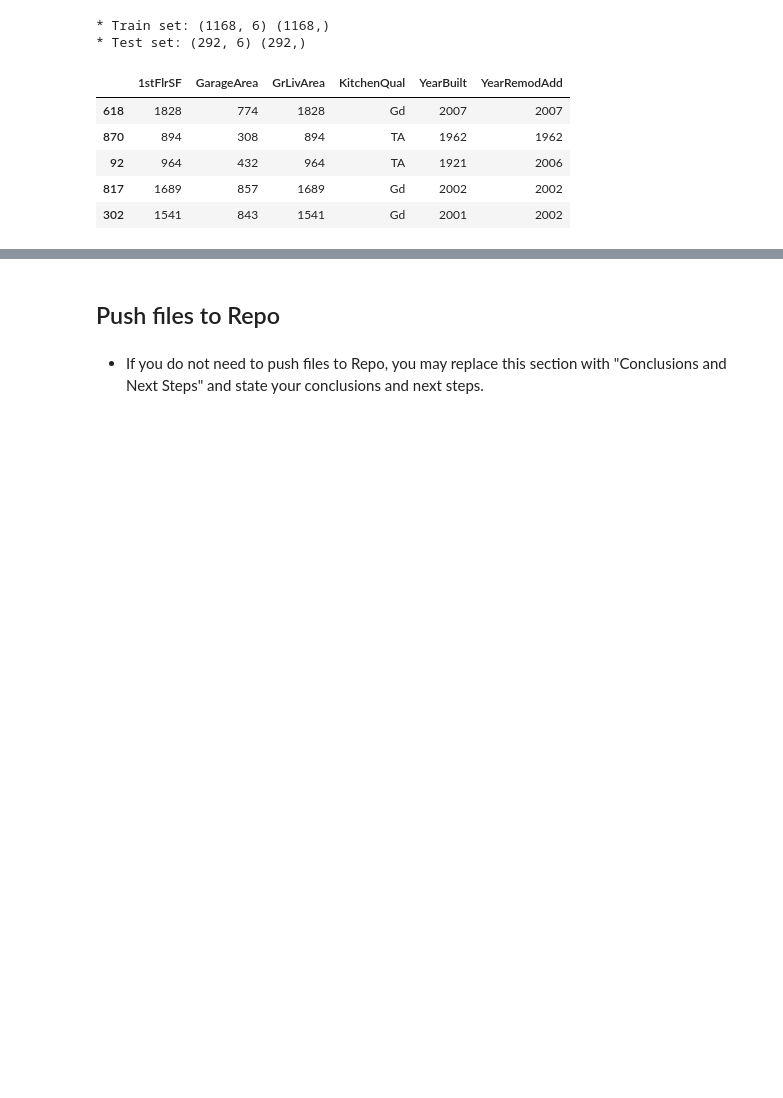
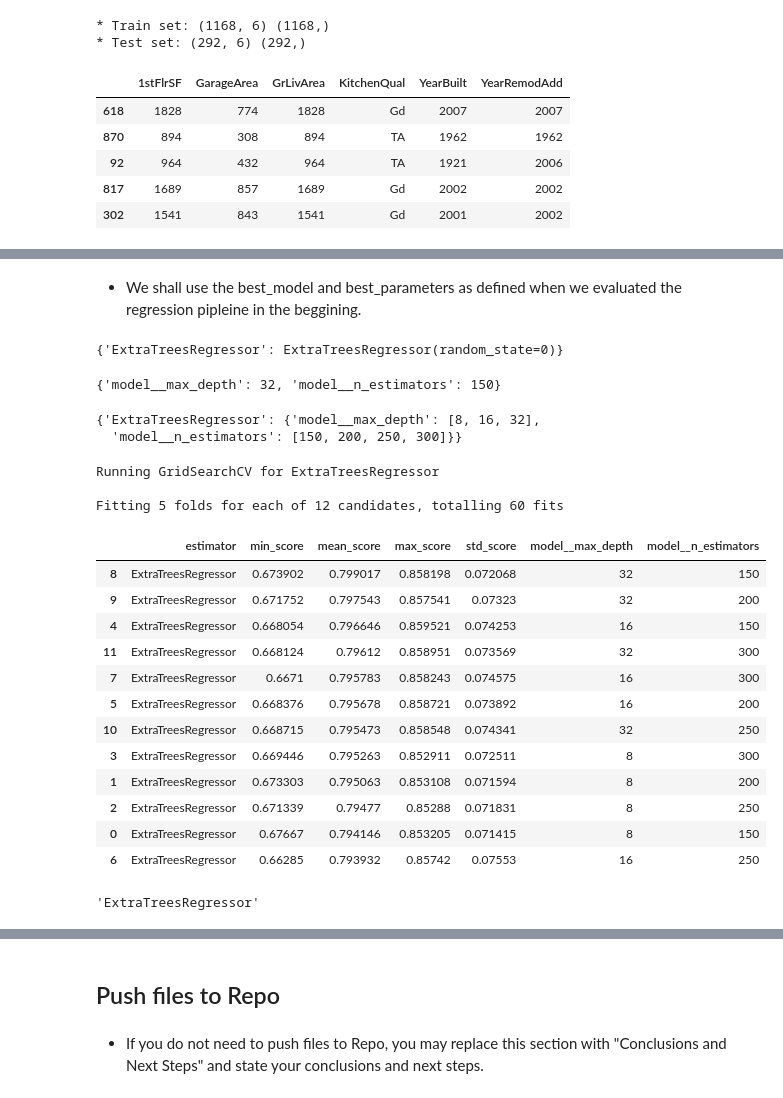
Before and after one commit to GeorgeOsborn97/CI-Project-5-Predictive-Analytics, a Jupyter notebook: jupyter_notebooks/05 - Model and Evaluation - Predict Sales Price.ipynb, the cells around one changed output, grey strips where cells are left out. Drawn from its saved outputs; the diff is of its cells as text; code cells hidden in the pictures; blank space fills up the shorter version.

Commit message:
evaluate the regressor pipleine using only key features

```diff
--- a/jupyter_notebooks/05 - Model and Evaluation - Predict Sales Price.ipynb
+++ b/jupyter_notebooks/05 - Model and Evaluation - Predict Sales Price.ipynb
@@ -729,0 +751,50 @@ X_train.head()
+# %% [markdown]
+* We shall use the best_model and best_parameters as defined when we evaluated the regression pipleine in the beggining.
+# %%
+models_search
+# %% [output]
+{'ExtraTreesRegressor': ExtraTreesRegressor(random_state=0)}
+# %%
+best_parameters
+# %% [output]
+{'model__max_depth': 32, 'model__n_estimators': 150}
+# %%
+params_search = {
+    'ExtraTreesRegressor':  {
+        'model__max_depth': [8,16,32],
+        'model__n_estimators': [150,200,250,300]
+        }
+    }
+params_search
+# %% [output]
+{'ExtraTreesRegressor': {'model__max_depth': [8, 16, 32],
+  'model__n_estimators': [150, 200, 250, 300]}}
+# %%
+search = HyperparameterOptimizationSearch(models=models_search, params=params_search)
+search.fit(X_train, y_train, scoring='r2', n_jobs=-1, cv=5)
+# %% [output]
+Running GridSearchCV for ExtraTreesRegressor
+
+Fitting 5 folds for each of 12 candidates, totalling 60 fits
+# %%
+grid_search_summary, grid_search_pipelines = search.score_summary(sort_by='mean_score')
+grid_search_summary
+# %% [output]
+|  | estimator | min_score | mean_score | max_score | std_score | model__max_depth | model__n_estimators |
+| 8 | ExtraTreesRegressor | 0.673902 | 0.799017 | 0.858198 | 0.072068 | 32 | 150 |
+| 9 | ExtraTreesRegressor | 0.671752 | 0.797543 | 0.857541 | 0.07323 | 32 | 200 |
+| 4 | ExtraTreesRegressor | 0.668054 | 0.796646 | 0.859521 | 0.074253 | 16 | 150 |
+| 11 | ExtraTreesRegressor | 0.668124 | 0.79612 | 0.858951 | 0.073569 | 32 | 300 |
+| 7 | ExtraTreesRegressor | 0.6671 | 0.795783 | 0.858243 | 0.074575 | 16 | 300 |
+| 5 | ExtraTreesRegressor | 0.668376 | 0.795678 | 0.858721 | 0.073892 | 16 | 200 |
+| 10 | ExtraTreesRegressor | 0.668715 | 0.795473 | 0.858548 | 0.074341 | 32 | 250 |
+| 3 | ExtraTreesRegressor | 0.669446 | 0.795263 | 0.852911 | 0.072511 | 8 | 300 |
+| 1 | ExtraTreesRegressor | 0.673303 | 0.795063 | 0.853108 | 0.071594 | 8 | 200 |
+| 2 | ExtraTreesRegressor | 0.671339 | 0.79477 | 0.85288 | 0.071831 | 8 | 250 |
+| 0 | ExtraTreesRegressor | 0.67667 | 0.794146 | 0.853205 | 0.071415 | 8 | 150 |
+| 6 | ExtraTreesRegressor | 0.66285 | 0.793932 | 0.85742 | 0.07553 | 16 | 250 |
+# %%
+best_model = grid_search_summary.iloc[0,0]
+best_model
+# %% [output]
+'ExtraTreesRegressor'
```
Also changed, not shown: parts of 11 cells of this notebook.
